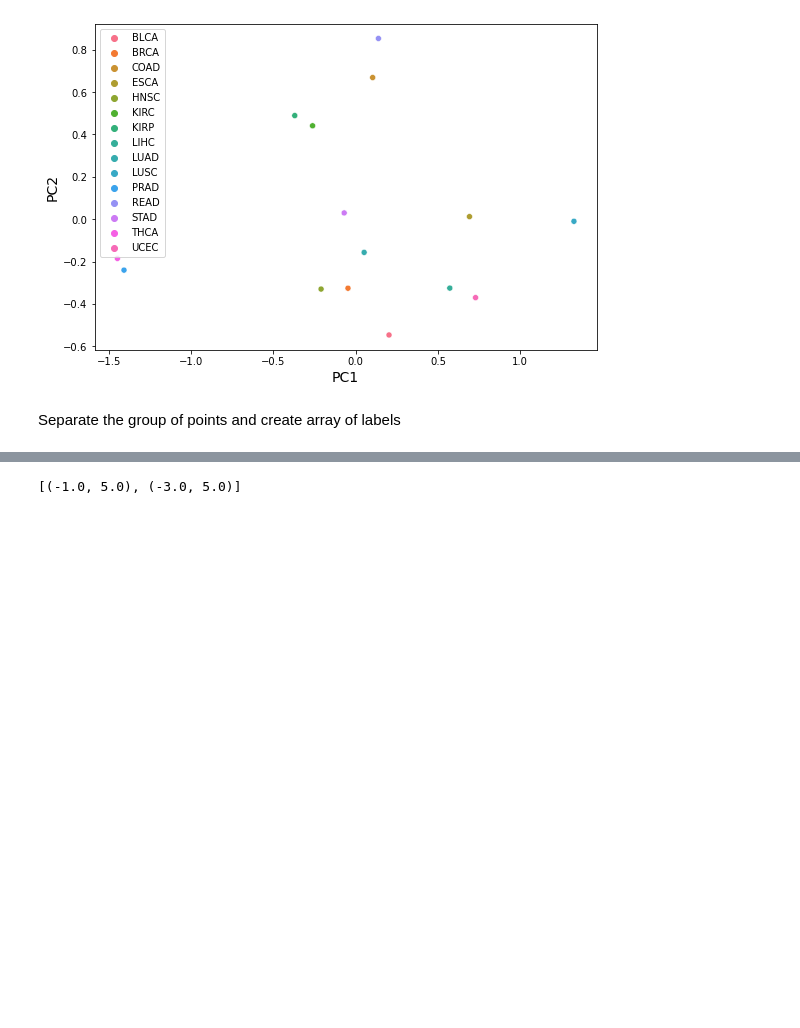
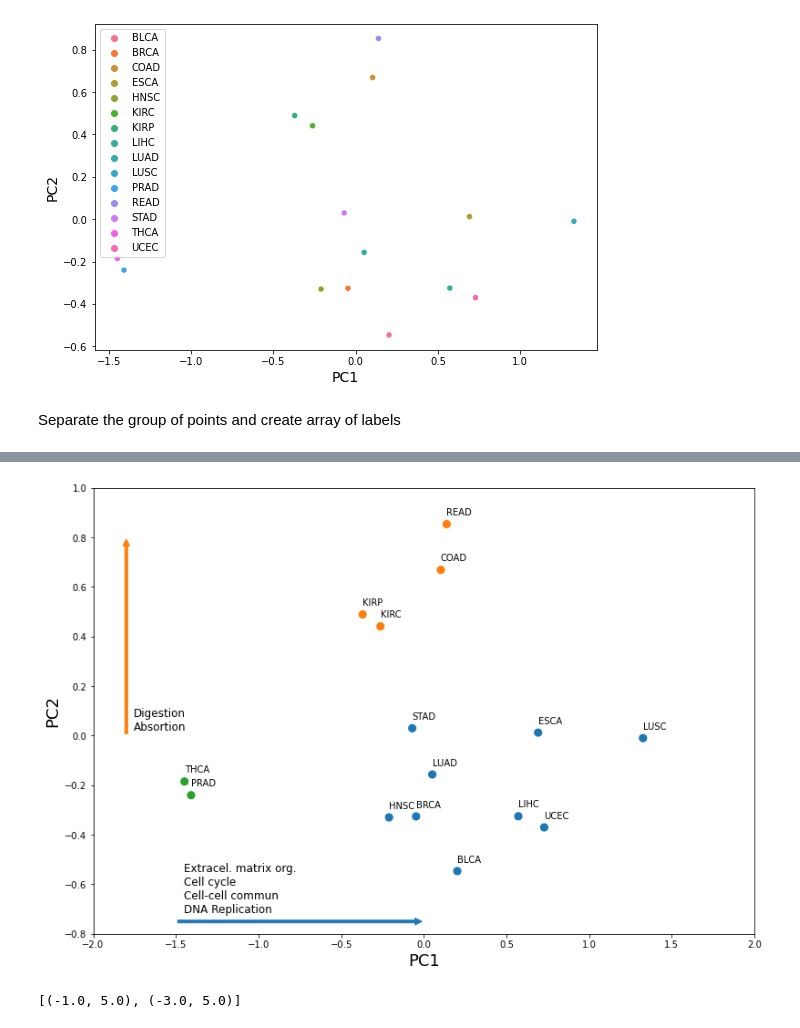
Before and after one commit to SamSaladino/FC-of-Genetic-pathways, a Jupyter notebook: Expr_pathways.ipynb, the cells around one changed output, grey strips where cells are left out. Cells and saved outputs as stored; diff of their text form; code cells hidden in the pictures; blank space fills up the shorter version.

Commit message:
Graphic with arrows and components

```diff
--- a/Expr_pathways.ipynb
+++ b/Expr_pathways.ipynb
@@ -263,3 +179,54 @@ plt.show()
+# %%
+# Set figure dimension
+plt.figure(figsize = (13,9))
+
+# get current axe
+ax = plt.gca()
+
+# The axes labels
+plt.xlabel('PC1', size=18)
+plt.ylabel('PC2', size=18)
+# xy limits
+plt.xlim(-2,2)
+plt.ylim(-0.8,1)
+
+# Scatterplot
+sns.scatterplot( x = -P_matrix[:,0], y = P_matrix[:,1], hue=hue, s=100, legend=False)
+
+# Horizontal arrow
+harrow = mpatches.FancyArrowPatch((-1.5, -0.75), (0, -0.75),
+                                 mutation_scale=15, color="C0")
+# Horizontal arrow annotations
+plt.annotate('Extracel. matrix org.',
+            xy=(160, 115), xycoords='figure pixels',fontsize=12)
+plt.annotate('Cell cycle',
+            xy=(160, 100), xycoords='figure pixels',fontsize=12)
+plt.annotate('Cell-cell commun',
+            xy=(160, 85), xycoords='figure pixels',fontsize=12)
+plt.annotate('DNA Replication',
+            xy=(160, 70), xycoords='figure pixels',fontsize=12)
+ax.add_patch(harrow)
+
+# Vertical arrow
+varrow = mpatches.FancyArrowPatch((-1.8, 0), (-1.8, 0.8),
+                                 mutation_scale=15, color="C1")
+plt.annotate('Digestion',
+            xy=(105, 285), xycoords='figure pixels',fontsize=12)
+plt.annotate('Absortion',
+            xy=(105, 270), xycoords='figure pixels',fontsize=12)
+ax.add_patch(varrow)
+
+# Add the labels to the points
+for i in range(len(tissues)):
+    plt.annotate(tissues[i], (-P_matrix[:,0][i], P_matrix[:,1][i]),
+                 textcoords='offset points', xytext=(0, 10))
+
+# Store the fig
+plt.savefig("./figures_tables/PCA_scatterplot",dpi=500,bbox_inches='tight')
+# Show the plot
+plt.show()
+# %% [output]
+[figure, added]
 # %%
 # Create our figure and data we'll use for plotting
 fig, ax = plt.subplots(figsize=(12, 9))
```
Also changed, not shown: parts of 3 cells of this notebook, 1 other file.
